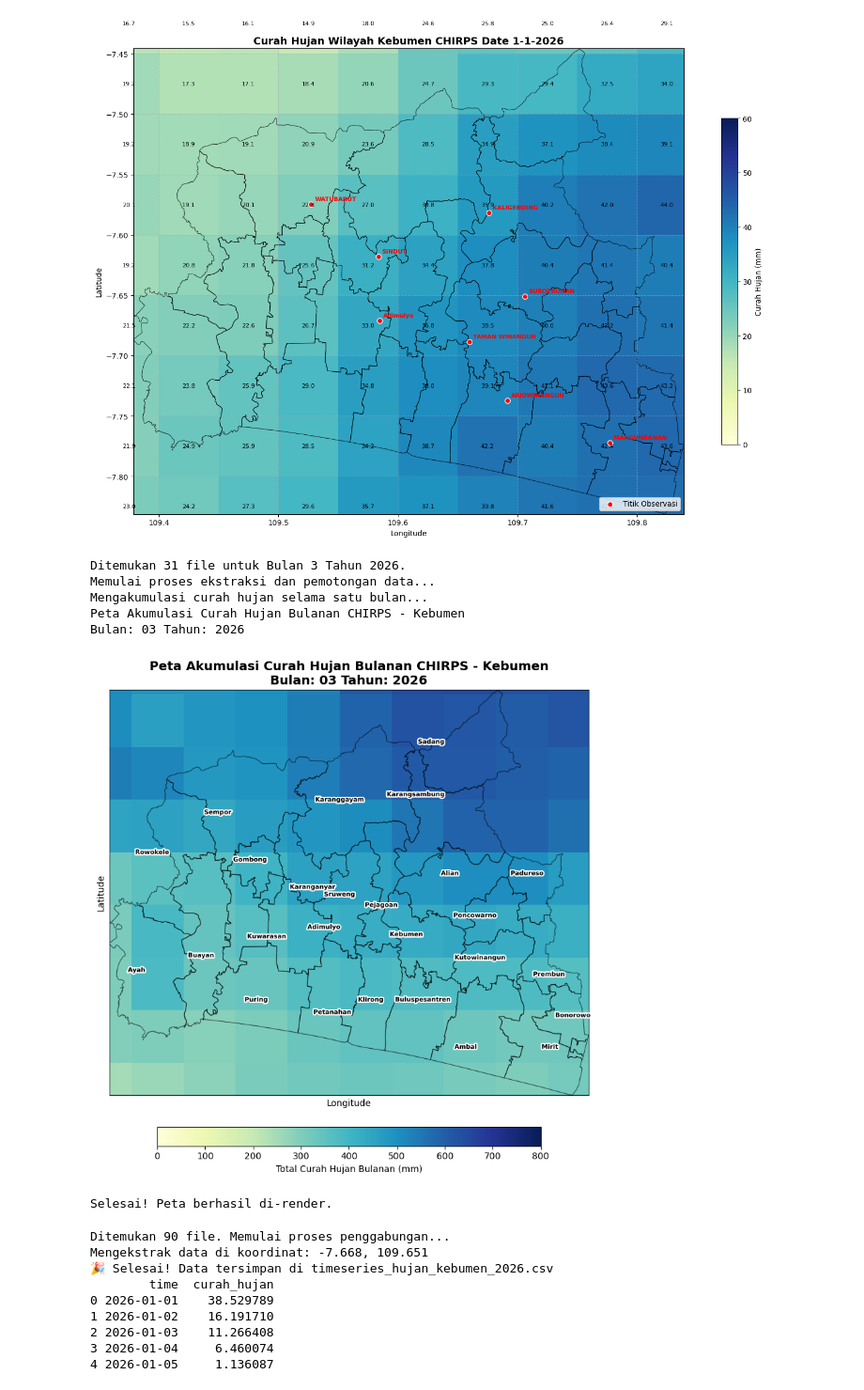
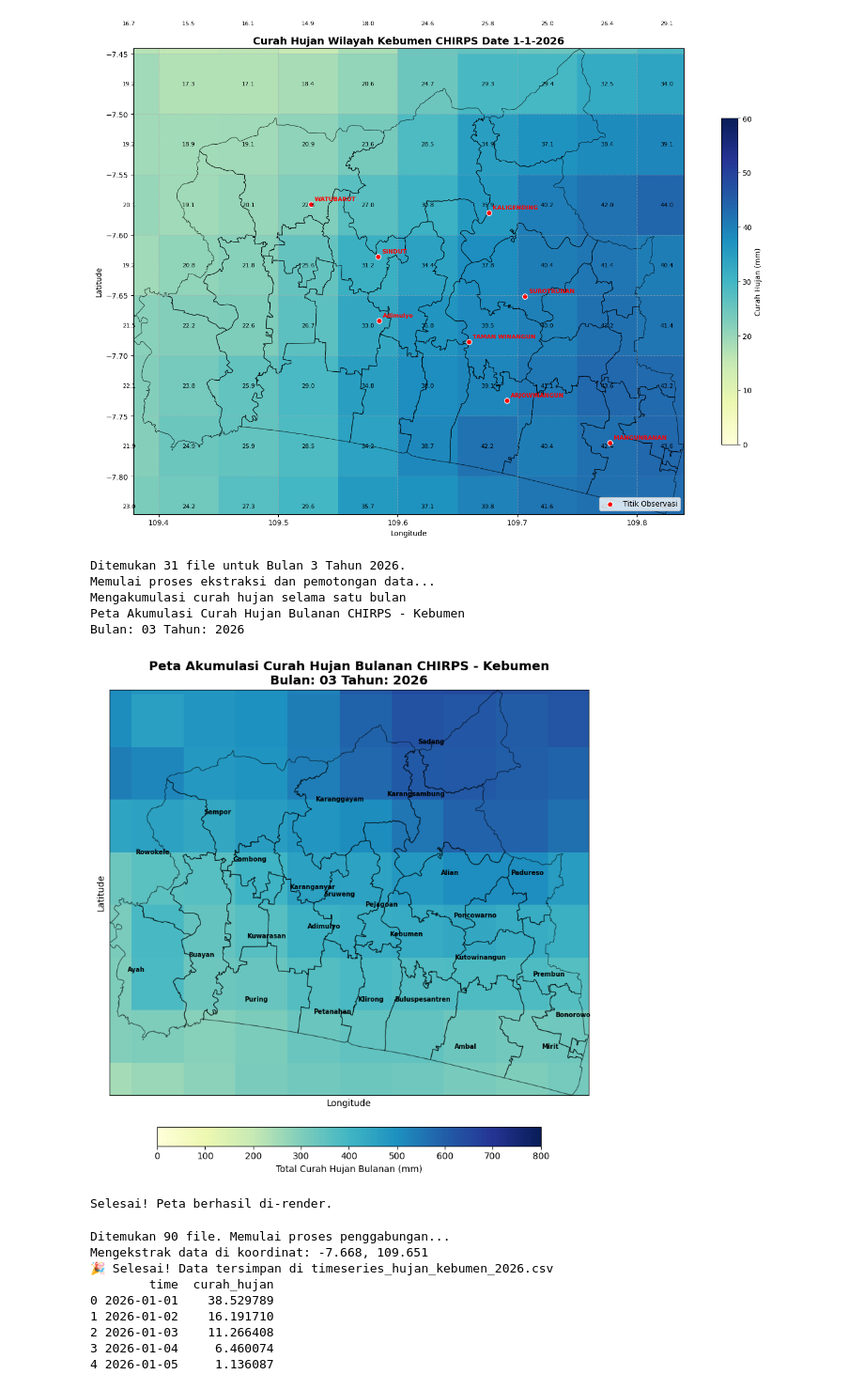
Before and after one commit to evanalif113/Catatan_Meteorologi, a Jupyter notebook: Projek_Downscale/open_raster.ipynb, the cells around one changed output. Shown at 94% size. Cells and saved outputs as stored; diff of their text form; code cells hidden in the pictures.

```diff
--- a/Projek_Downscale/open_raster.ipynb
+++ b/Projek_Downscale/open_raster.ipynb
@@ -129,8 +160,18 @@ import os
 year = 2026
 month = 3  # Bulan Maret
 
-file_geojson = r"D:\Kuliah Semester 7\SKRIPSI\33.05_kecamatan.geojson"
-folder_chirps = r"D:\Kuliah Semester 7\SKRIPSI\CHIRPS_" + str(year)
+# Melacak lokasi folder tempat script ini dijalankan
+cwd = os.getcwd()
+BASE_DIR = "/kaggle" if "/kaggle/" in cwd or cwd == "/kaggle" else cwd
+
+# Menentukan lokasi GeoJSON (Asumsi berada di folder dataset Kaggle)
+file_geojson = os.path.join(
+    BASE_DIR, "input", "datasets", "jerismeteo", "kebumen-geojson", "33.05_kecamatan.geojson"
+)
+# Pastikan path ini benar di komputer Anda
+folder_chirps = os.path.join(
+    BASE_DIR, "input", "datasets", "jerismeteo", "global-chirps", "data","CHIRPS", f"{year}"
+)
 
 # Buka GeoJSON dan ambil Bounding Box (Kotak Batas)
 gdf = gpd.read_file(file_geojson)
@@ -244,39 +285,38 @@ for nama_kec, (lon, lat) in koordinat_kecamatan.items():
         ha='center', va='center',
         color='black',
         fontweight='bold',
-        path_effects=[pe.withStroke(linewidth=3, foreground='white')]
     )
 
 # Kunci Ukuran Kanvas
 ax.set_xlim(batas_kiri, batas_kanan)
 ax.set_ylim(batas_bawah, batas_atas)
 
 # Trik Sosmed 2: Hapus angka koordinat pinggir yang bikin ruwet (Biar estetik/minimalis)
 ax.set_xticks([])
 ax.set_yticks([])
 ax.set_xlabel('')
 ax.set_ylabel('')
 
 title = f'Peta Akumulasi Curah Hujan Bulanan CHIRPS - Kebumen\nBulan: {month:02d} Tahun: {year}'
 print(title)
 plt.title(title, fontsize=14, fontweight='bold')
 plt.xlabel('Longitude')
 plt.ylabel('Latitude')
 plt.grid(True, linestyle='--', alpha=0.5)
 
 plt.tight_layout()
 plt.show()
 
 # OPSIONAL: Menyimpan hasil akumulasi ini menjadi file TIFF baru agar tidak perlu dihitung ulang!
 da_akumulasi_bulanan.rio.to_raster(f"Akumulasi_CHIRPS_Kebumen_{year}_{month:02d}.tif")
 print("Selesai! Peta berhasil di-render.")
 # %% [output]
 Ditemukan 31 file untuk Bulan 3 Tahun 2026.
 Memulai proses ekstraksi dan pemotongan data...
-Mengakumulasi curah hujan selama satu bulan...
+Mengakumulasi curah hujan selama satu bulan
 Peta Akumulasi Curah Hujan Bulanan CHIRPS - Kebumen
 Bulan: 03 Tahun: 2026
-[figure, old version]
+[figure, new version]
 Selesai! Peta berhasil di-render.
 # %%
 import xarray as xr
```
Also changed, not shown: parts of 2 cells of this notebook.
